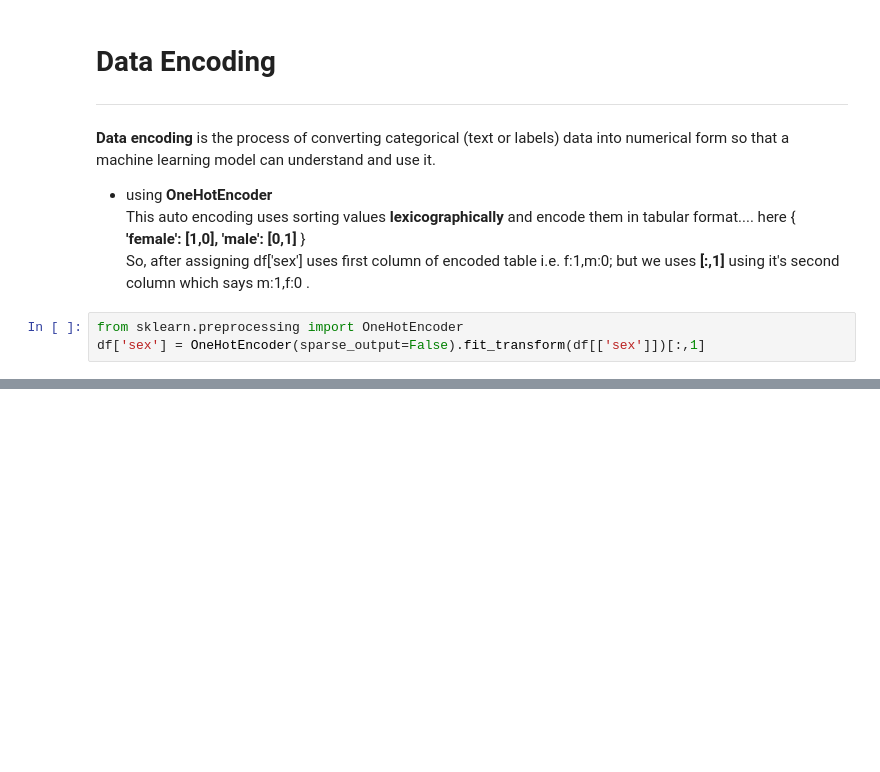
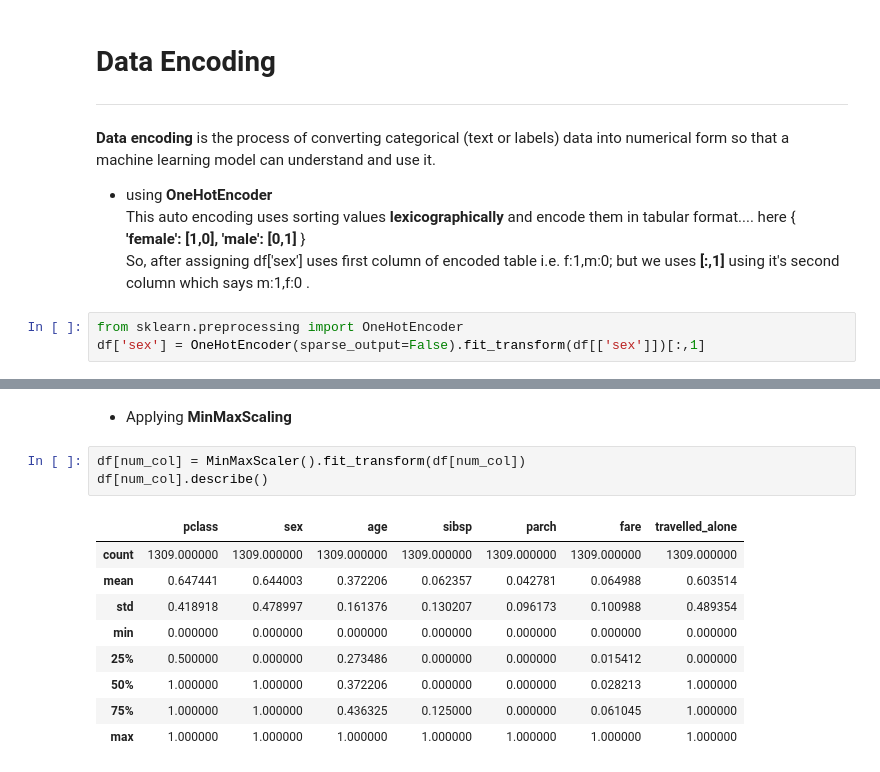
Before and after one commit to shivansh19-git/Working_with_Data, a Jupyter notebook: Titanic.ipynb, the cells around one changed output, grey strips where cells are left out. Drawn from its saved outputs; the diff is of its cells as text; blank space fills up the shorter version.

```diff
--- a/Titanic.ipynb
+++ b/Titanic.ipynb
@@ -177,0 +205,15 @@ df.head()
+# %% [markdown]
+* Applying **MinMaxScaling**
+# %%
+df[num_col] = MinMaxScaler().fit_transform(df[num_col])
+df[num_col].describe()
+# %% [output]
+|  | pclass | sex | age | sibsp | parch | fare | travelled_alone |
+| count | 1309.000000 | 1309.000000 | 1309.000000 | 1309.000000 | 1309.000000 | 1309.000000 | 1309.000000 |
+| mean | 0.647441 | 0.644003 | 0.372206 | 0.062357 | 0.042781 | 0.064988 | 0.603514 |
+| std | 0.418918 | 0.478997 | 0.161376 | 0.130207 | 0.096173 | 0.100988 | 0.489354 |
+| min | 0.000000 | 0.000000 | 0.000000 | 0.000000 | 0.000000 | 0.000000 | 0.000000 |
+| 25% | 0.500000 | 0.000000 | 0.273486 | 0.000000 | 0.000000 | 0.015412 | 0.000000 |
+| 50% | 1.000000 | 1.000000 | 0.372206 | 0.000000 | 0.000000 | 0.028213 | 1.000000 |
+| 75% | 1.000000 | 1.000000 | 0.436325 | 0.125000 | 0.000000 | 0.061045 | 1.000000 |
+| max | 1.000000 | 1.000000 | 1.000000 | 1.000000 | 1.000000 | 1.000000 | 1.000000 |
```
Also changed, not shown: parts of 5 cells of this notebook.
